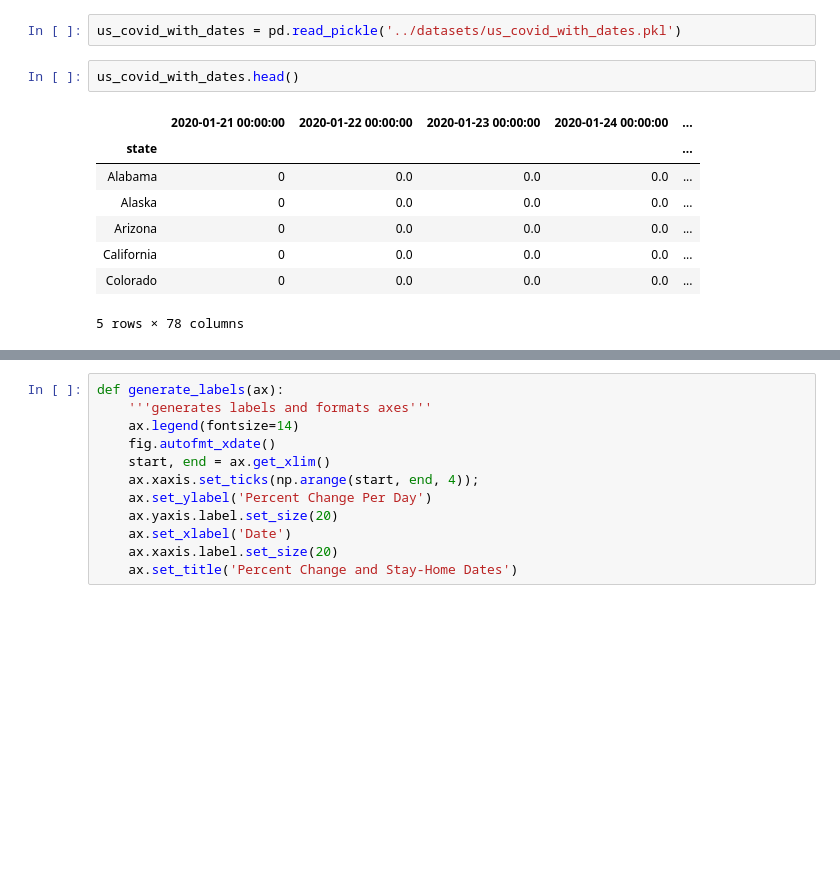
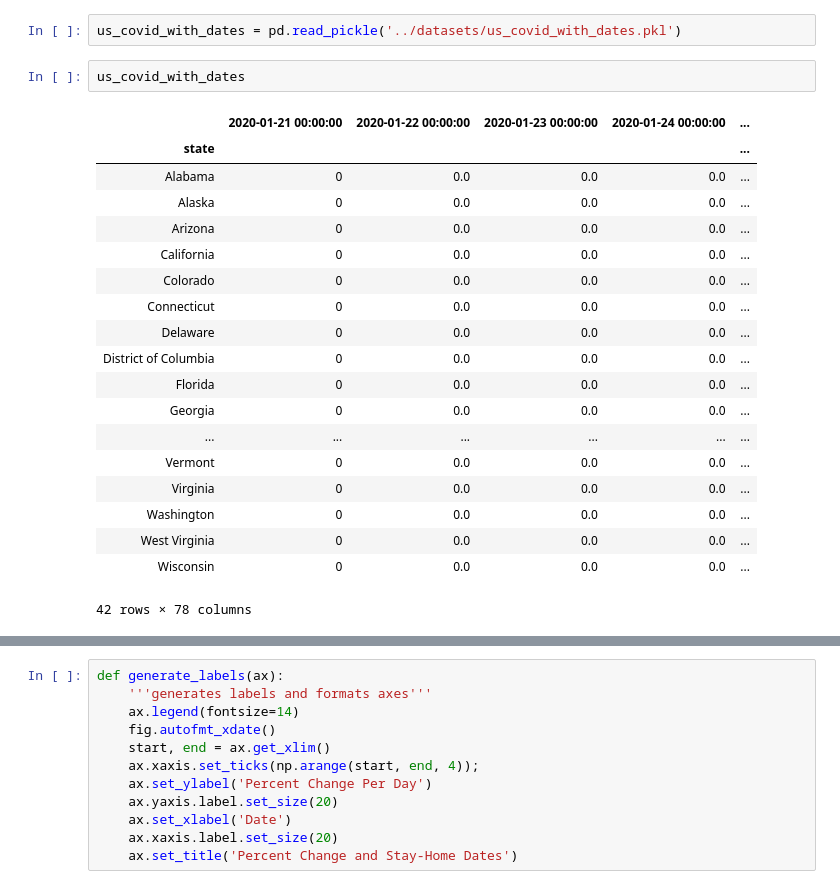
Before and after one commit to tylerjwoods/covid-19, a Jupyter notebook: All-States-COVID-19.ipynb, the cells around one changed output, grey strips where cells are left out. Cells and saved outputs as stored; diff of their text form; blank space fills up the shorter version.

```diff
--- a/All-States-COVID-19.ipynb
+++ b/All-States-COVID-19.ipynb
@@ -13,16 +13,27 @@ plt.style.use('fivethirtyeight')
 # %%
 us_covid_with_dates = pd.read_pickle('../datasets/us_covid_with_dates.pkl')
 # %%
-us_covid_with_dates.head()
+us_covid_with_dates
 # %% [output]
 |  | 2020-01-21 00:00:00 | 2020-01-22 00:00:00 | 2020-01-23 00:00:00 | 2020-01-24 00:00:00 | ... |
 | state |  |  |  |  | ... |
 | Alabama | 0 | 0.0 | 0.0 | 0.0 | ... |
 | Alaska | 0 | 0.0 | 0.0 | 0.0 | ... |
 | Arizona | 0 | 0.0 | 0.0 | 0.0 | ... |
 | California | 0 | 0.0 | 0.0 | 0.0 | ... |
 | Colorado | 0 | 0.0 | 0.0 | 0.0 | ... |
+| Connecticut | 0 | 0.0 | 0.0 | 0.0 | ... |
+| Delaware | 0 | 0.0 | 0.0 | 0.0 | ... |
+| District of Columbia | 0 | 0.0 | 0.0 | 0.0 | ... |
+| Florida | 0 | 0.0 | 0.0 | 0.0 | ... |
+| Georgia | 0 | 0.0 | 0.0 | 0.0 | ... |
+| ... | ... | ... | ... | ... | ... |
+| Vermont | 0 | 0.0 | 0.0 | 0.0 | ... |
+| Virginia | 0 | 0.0 | 0.0 | 0.0 | ... |
+| Washington | 0 | 0.0 | 0.0 | 0.0 | ... |
+| West Virginia | 0 | 0.0 | 0.0 | 0.0 | ... |
+| Wisconsin | 0 | 0.0 | 0.0 | 0.0 | ... |
-5 rows × 78 columns
+42 rows × 78 columns
 # %%
 class State():
 
```
Also changed, not shown: parts of 3 cells of this notebook.
